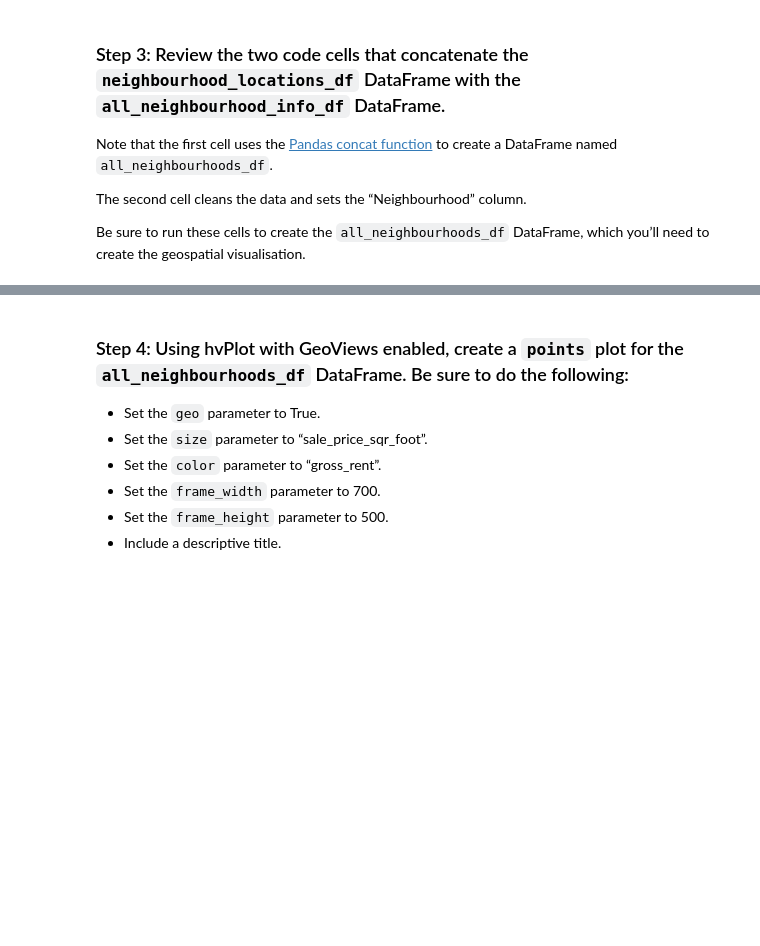
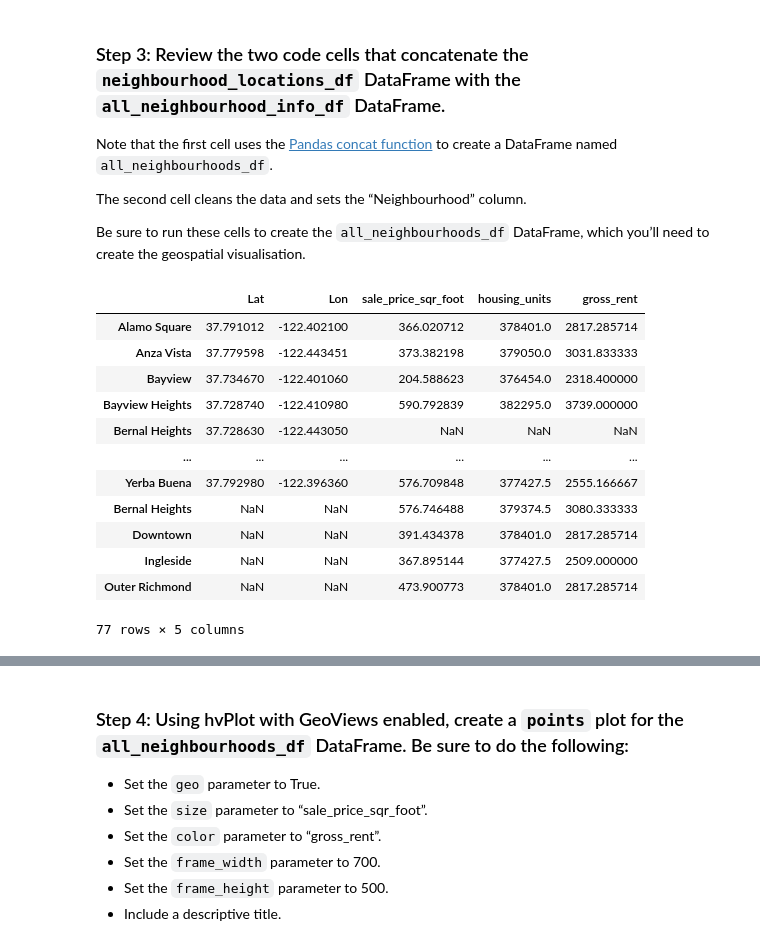
Before and after one commit to TangoEchoSierra/module6challenge, a Jupyter notebook: san_francisco_housing.ipynb, the cells around one changed output, grey strips where cells are left out. Saved outputs shown, nothing was run; the diff lists cells and outputs as text; code cells hidden in the pictures; blank space fills up the shorter version.

```diff
--- a/san_francisco_housing.ipynb
+++ b/san_francisco_housing.ipynb
@@ -332,7 +439,8 @@ For this part of the assignment, explore the geospatial relationships in the dat
 ### Step 1: Read the `neighbourhood_coordinates.csv` file from the `Resources` folder into the notebook, and create a DataFrame named `neighbourhood_locations_df`. Be sure to set the `index_col` of the DataFrame as “Neighbourhood”.
 # %%
 # Load neighbourhoods coordinates data
-neighbourhood_locations_df = # YOUR CODE HERE
+neighbourhood_locations_df = pd.read_csv(
+    Path("../module6challenge/Resources/neighbourhoods_coordinates.csv")).set_index("Neighbourhood")
 
 # Review the DataFrame
-# YOUR CODE HERE
+neighbourhood_locations_df
@@ -340,7 +463,7 @@ neighbourhood_locations_df = # YOUR CODE HERE
 ### Step 2: Using the original `sfo_data_df` Dataframe, create a DataFrame named `all_neighbourhood_info_df` that groups the data by neighbourhood. Aggregate the results by the `mean` of the group.
 # %%
 # Calculate the mean values for each neighbourhood
-all_neighbourhood_info_df = # YOUR CODE HERE
+all_neighbourhood_info_df = sfo_data_df.groupby(["neighbourhood"])[["sale_price_sqr_foot", "housing_units", "gross_rent"]].mean()
 
 # Review the resulting DataFrame
-# YOUR CODE HERE
+all_neighbourhood_info_df
@@ -355,18 +493,33 @@ Be sure to run these cells to create the `all_neighbourhoods_df` DataFrame, whic
 # %%
 # Using the Pandas `concat` function, join the
 # neighbourhood_locations_df and the all_neighbourhood_info_df DataFrame
 # The axis of the concatenation is "columns".
 # The concat function will automatially combine columns with
 # identical information, while keeping the additional columns.
 all_neighbourhoods_df = pd.concat(
     [neighbourhood_locations_df, all_neighbourhood_info_df],
     axis="columns",
     sort=False
 )
 
 # Review the resulting DataFrame
-display(all_neighbourhoods_df.head())
-display(all_neighbourhoods_df.tail())
+#display(all_neighbourhoods_df.head())
+#display(all_neighbourhoods_df.tail())
+all_neighbourhoods_df
+# %% [output]
+|  | Lat | Lon | sale_price_sqr_foot | housing_units | gross_rent |
+| Alamo Square | 37.791012 | -122.402100 | 366.020712 | 378401.0 | 2817.285714 |
+| Anza Vista | 37.779598 | -122.443451 | 373.382198 | 379050.0 | 3031.833333 |
+| Bayview | 37.734670 | -122.401060 | 204.588623 | 376454.0 | 2318.400000 |
+| Bayview Heights | 37.728740 | -122.410980 | 590.792839 | 382295.0 | 3739.000000 |
+| Bernal Heights | 37.728630 | -122.443050 | NaN | NaN | NaN |
+| ... | ... | ... | ... | ... | ... |
+| Yerba Buena | 37.792980 | -122.396360 | 576.709848 | 377427.5 | 2555.166667 |
+| Bernal Heights | NaN | NaN | 576.746488 | 379374.5 | 3080.333333 |
+| Downtown | NaN | NaN | 391.434378 | 378401.0 | 2817.285714 |
+| Ingleside | NaN | NaN | 367.895144 | 377427.5 | 2509.000000 |
+| Outer Richmond | NaN | NaN | 473.900773 | 378401.0 | 2817.285714 |
+77 rows × 5 columns
 # %%
 # Call the dropna function to remove any neighbourhoods that do not have data
 all_neighbourhoods_df = all_neighbourhoods_df.reset_index().dropna()
```
Also changed, not shown: parts of 21 cells of this notebook.
